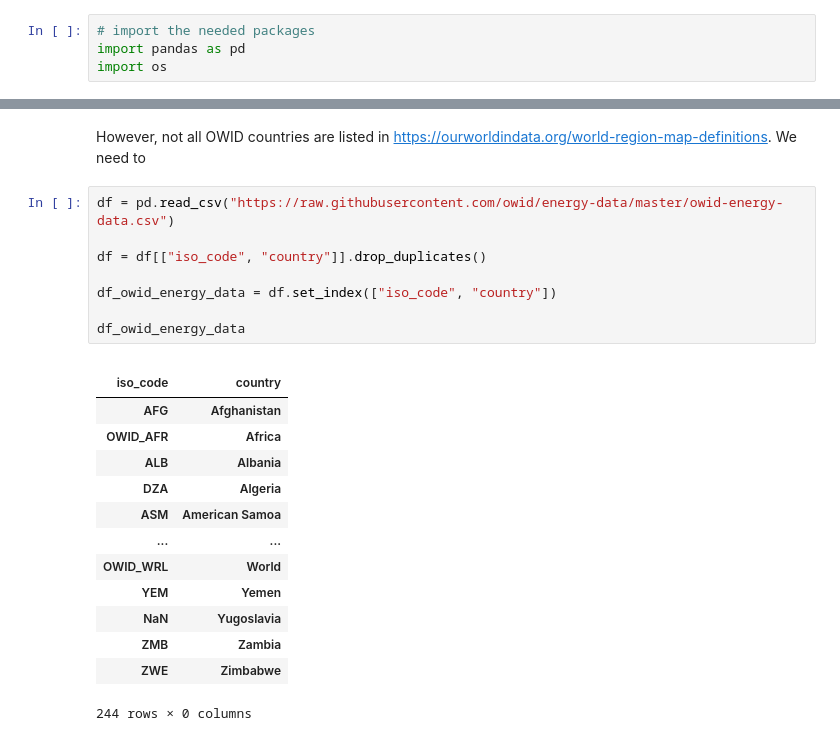
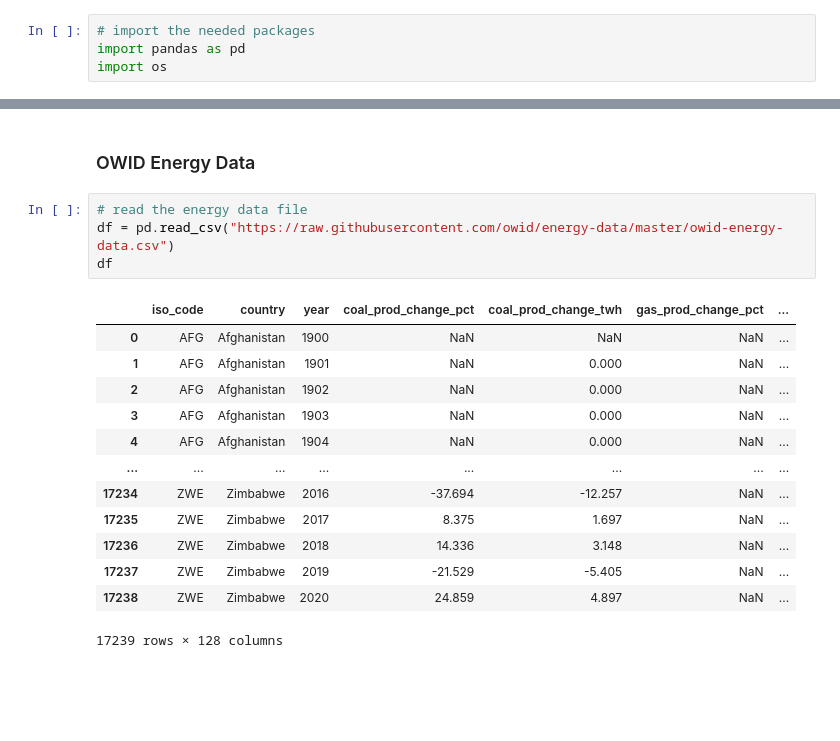
Before and after one commit to thanhan910/Courseworks, a Jupyter notebook: Swinburne/COS30045/data/countries/entities/process.ipynb, the cells around one changed output, grey strips where cells are left out. Saved outputs shown, nothing was run; the diff lists cells and outputs as text; blank space fills up the shorter version.

```diff
--- a/Swinburne/COS30045/data/countries/entities/process.ipynb
+++ b/Swinburne/COS30045/data/countries/entities/process.ipynb
@@ -51,25 +87,20 @@ df_merged
-# %% [markdown]
-However, not all OWID countries are listed in https://ourworldindata.org/world-region-map-definitions. We need to
+# %% [markdown]
+### OWID Energy Data
 # %%
+# read the energy data file
 df = pd.read_csv("https://raw.githubusercontent.com/owid/energy-data/master/owid-energy-data.csv")
-
-df = df[["iso_code", "country"]].drop_duplicates()
-
-df_owid_energy_data = df.set_index(["iso_code", "country"])
-
-df_owid_energy_data
+df
 # %% [output]
-|  |  |
-| iso_code | country |
-| AFG | Afghanistan |
-| OWID_AFR | Africa |
-| ALB | Albania |
-| DZA | Algeria |
-| ASM | American Samoa |
-| ... | ... |
-| OWID_WRL | World |
-| YEM | Yemen |
-| NaN | Yugoslavia |
-| ZMB | Zambia |
-| ZWE | Zimbabwe |
+|  | iso_code | country | year | coal_prod_change_pct | coal_prod_change_twh | gas_prod_change_pct | ... |
+| 0 | AFG | Afghanistan | 1900 | NaN | NaN | NaN | ... |
+| 1 | AFG | Afghanistan | 1901 | NaN | 0.000 | NaN | ... |
+| 2 | AFG | Afghanistan | 1902 | NaN | 0.000 | NaN | ... |
+| 3 | AFG | Afghanistan | 1903 | NaN | 0.000 | NaN | ... |
+| 4 | AFG | Afghanistan | 1904 | NaN | 0.000 | NaN | ... |
+| ... | ... | ... | ... | ... | ... | ... | ... |
+| 17234 | ZWE | Zimbabwe | 2016 | -37.694 | -12.257 | NaN | ... |
+| 17235 | ZWE | Zimbabwe | 2017 | 8.375 | 1.697 | NaN | ... |
+| 17236 | ZWE | Zimbabwe | 2018 | 14.336 | 3.148 | NaN | ... |
+| 17237 | ZWE | Zimbabwe | 2019 | -21.529 | -5.405 | NaN | ... |
+| 17238 | ZWE | Zimbabwe | 2020 | 24.859 | 4.897 | NaN | ... |
-244 rows × 0 columns
+17239 rows × 128 columns
```
Also changed, not shown: parts of 47 cells of this notebook, 5 other files.
